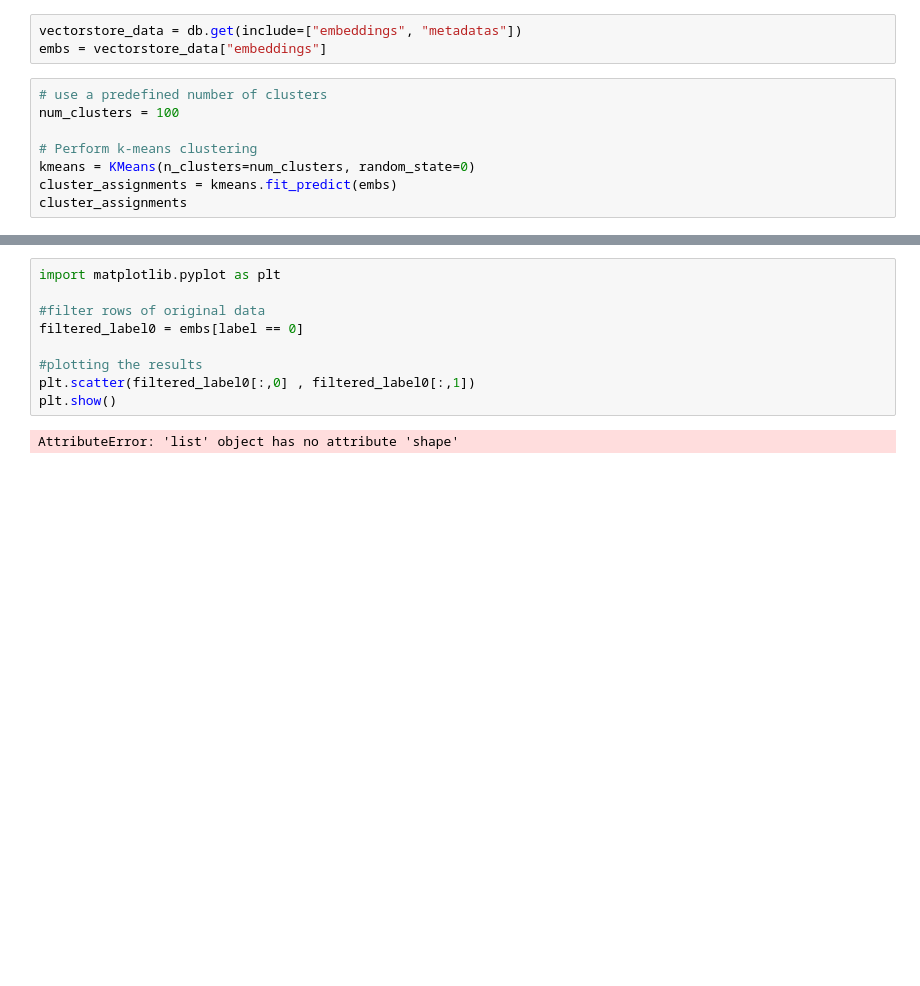
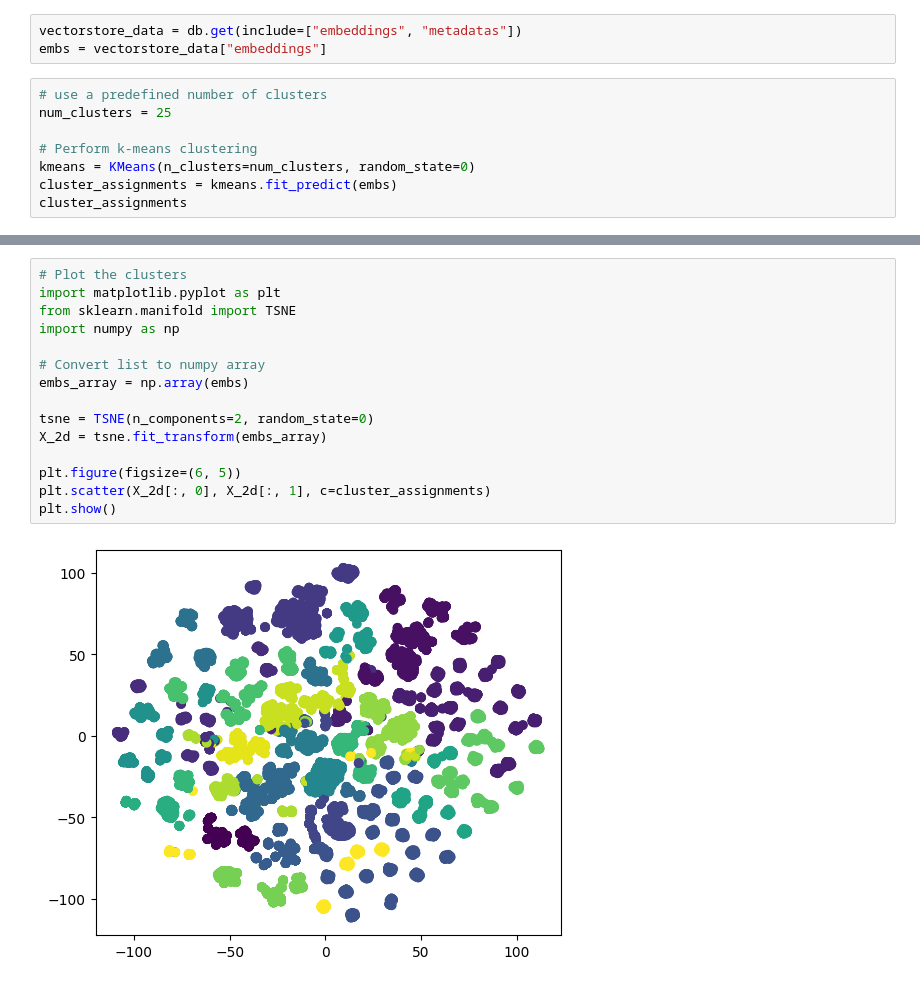
Before and after one commit to syyclops/open-operator, a Jupyter notebook: k_means_cluster.ipynb, the cells around one changed output, grey strips where cells are left out. Saved outputs shown, nothing was run; the diff lists cells and outputs as text; blank space fills up the shorter version.

Commit message:
working plot

```diff
--- a/k_means_cluster.ipynb
+++ b/k_means_cluster.ipynb
@@ -45,7 +45,7 @@ vectorstore_data = db.get(include=["embeddings", "metadatas"])
 embs = vectorstore_data["embeddings"]
 # %%
 # use a predefined number of clusters
-num_clusters = 100
+num_clusters = 25
 
 # Perform k-means clustering
 kmeans = KMeans(n_clusters=num_clusters, random_state=0)
@@ -84,11 +84,17 @@ clusters
-# %%
-import matplotlib.pyplot as plt
-
-#filter rows of original data
-filtered_label0 = embs[label == 0]
-
-#plotting the results
-plt.scatter(filtered_label0[:,0] , filtered_label0[:,1])
-plt.show()
-# %% [output]
-AttributeError: 'list' object has no attribute 'shape'
+# %%
+# Plot the clusters
+import matplotlib.pyplot as plt
+from sklearn.manifold import TSNE
+import numpy as np
+
+# Convert list to numpy array
+embs_array = np.array(embs)
+
+tsne = TSNE(n_components=2, random_state=0)
+X_2d = tsne.fit_transform(embs_array)
+
+plt.figure(figsize=(6, 5))
+plt.scatter(X_2d[:, 0], X_2d[:, 1], c=cluster_assignments)
+plt.show()
+# %% [output]
+[figure, added]
```
Also changed, not shown: parts of 2 cells of this notebook.
